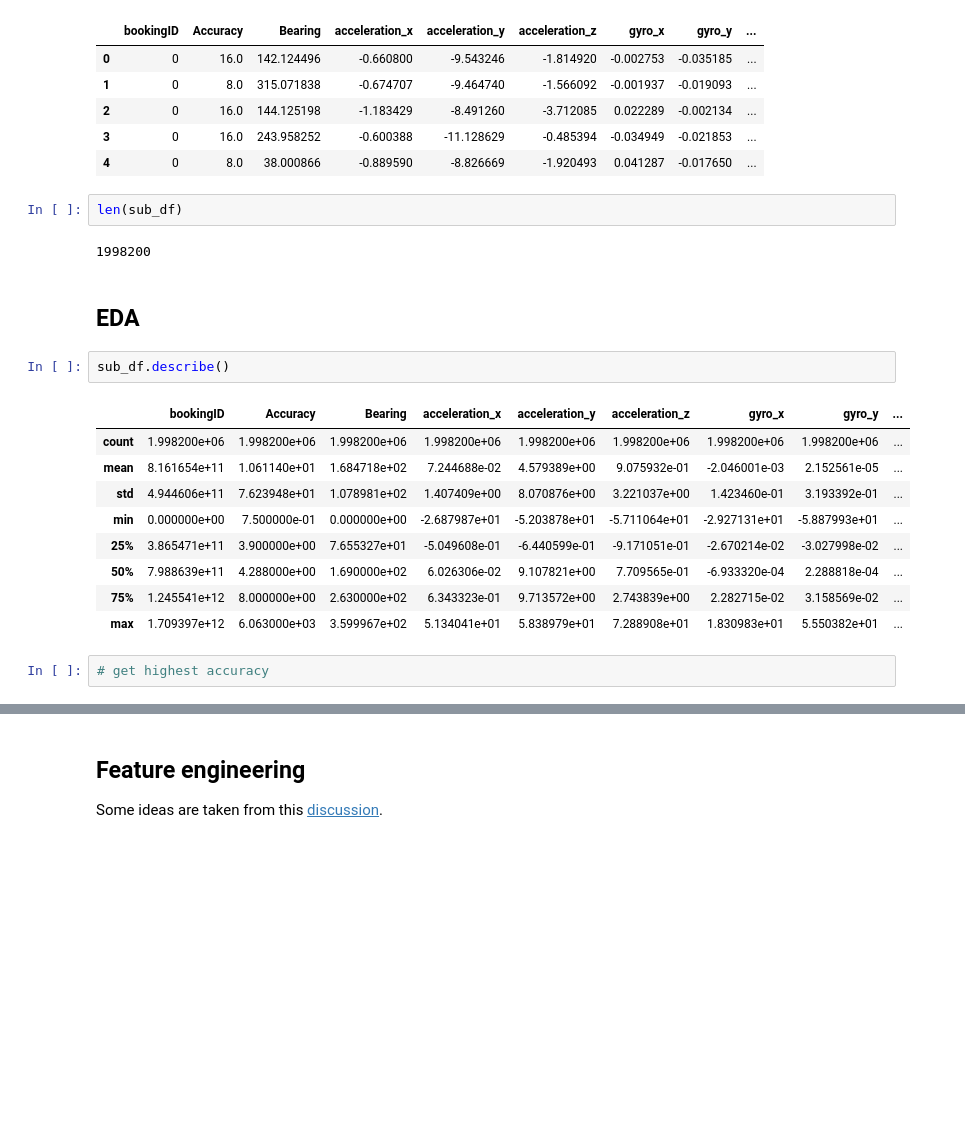
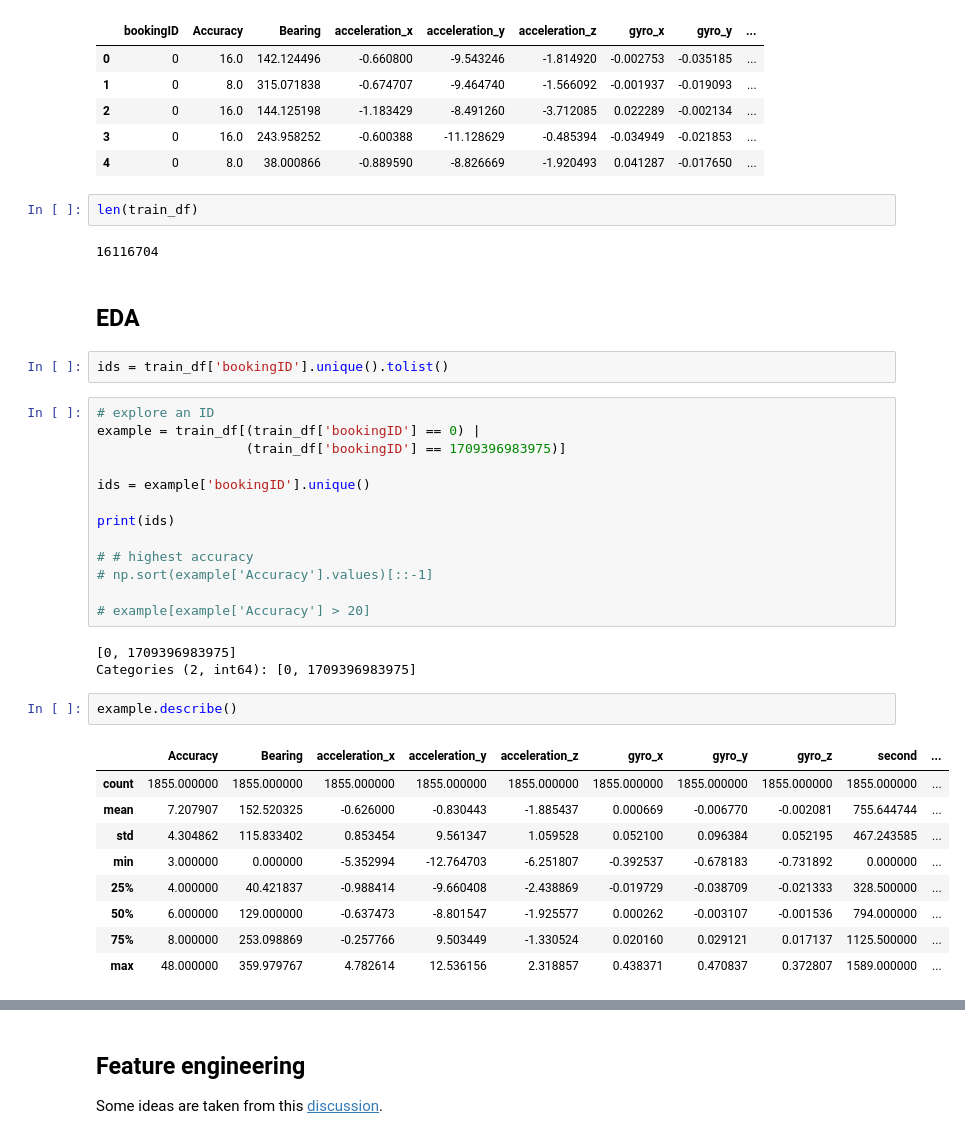
Before and after one commit to wjensheng/grab, a Jupyter notebook: preprocess.ipynb, the cells around one changed output, grey strips where cells are left out. Drawn from its saved outputs; the diff is of its cells as text; blank space fills up the shorter version.

```diff
--- a/preprocess.ipynb
+++ b/preprocess.ipynb
@@ -72,22 +72,38 @@ train_df.head()
 | 3 | 0 | 16.0 | 243.958252 | -0.600388 | -11.128629 | -0.485394 | -0.034949 | -0.021853 | ... |
 | 4 | 0 | 8.0 | 38.000866 | -0.889590 | -8.826669 | -1.920493 | 0.041287 | -0.017650 | ... |
 # %%
-len(sub_df)
+len(train_df)
 # %% [output]
-1998200
+16116704
 # %% [markdown]
 ## EDA
+# %%
+ids = train_df['bookingID'].unique().tolist()
+# %%
+# explore an ID
+example = train_df[(train_df['bookingID'] == 0) |
+                   (train_df['bookingID'] == 1709396983975)]
+
+ids = example['bookingID'].unique()
+
+print(ids)
+
+# # highest accuracy
+# np.sort(example['Accuracy'].values)[::-1]
+
+# example[example['Accuracy'] > 20]
+# %% [output]
+[0, 1709396983975]
+Categories (2, int64): [0, 1709396983975]
 # %%
-sub_df.describe()
+example.describe()
 # %% [output]
-|  | bookingID | Accuracy | Bearing | acceleration_x | acceleration_y | acceleration_z | gyro_x | gyro_y | ... |
-| count | 1.998200e+06 | 1.998200e+06 | 1.998200e+06 | 1.998200e+06 | 1.998200e+06 | 1.998200e+06 | 1.998200e+06 | 1.998200e+06 | ... |
-| mean | 8.161654e+11 | 1.061140e+01 | 1.684718e+02 | 7.244688e-02 | 4.579389e+00 | 9.075932e-01 | -2.046001e-03 | 2.152561e-05 | ... |
-| std | 4.944606e+11 | 7.623948e+01 | 1.078981e+02 | 1.407409e+00 | 8.070876e+00 | 3.221037e+00 | 1.423460e-01 | 3.193392e-01 | ... |
-| min | 0.000000e+00 | 7.500000e-01 | 0.000000e+00 | -2.687987e+01 | -5.203878e+01 | -5.711064e+01 | -2.927131e+01 | -5.887993e+01 | ... |
-| 25% | 3.865471e+11 | 3.900000e+00 | 7.655327e+01 | -5.049608e-01 | -6.440599e-01 | -9.171051e-01 | -2.670214e-02 | -3.027998e-02 | ... |
-| 50% | 7.988639e+11 | 4.288000e+00 | 1.690000e+02 | 6.026306e-02 | 9.107821e+00 | 7.709565e-01 | -6.933320e-04 | 2.288818e-04 | ... |
-| 75% | 1.245541e+12 | 8.000000e+00 | 2.630000e+02 | 6.343323e-01 | 9.713572e+00 | 2.743839e+00 | 2.282715e-02 | 3.158569e-02 | ... |
-| max | 1.709397e+12 | 6.063000e+03 | 3.599967e+02 | 5.134041e+01 | 5.838979e+01 | 7.288908e+01 | 1.830983e+01 | 5.550382e+01 | ... |
+|  | Accuracy | Bearing | acceleration_x | acceleration_y | acceleration_z | gyro_x | gyro_y | gyro_z | second | ... |
+| count | 1855.000000 | 1855.000000 | 1855.000000 | 1855.000000 | 1855.000000 | 1855.000000 | 1855.000000 | 1855.000000 | 1855.000000 | ... |
+| mean | 7.207907 | 152.520325 | -0.626000 | -0.830443 | -1.885437 | 0.000669 | -0.006770 | -0.002081 | 755.644744 | ... |
+| std | 4.304862 | 115.833402 | 0.853454 | 9.561347 | 1.059528 | 0.052100 | 0.096384 | 0.052195 | 467.243585 | ... |
+| min | 3.000000 | 0.000000 | -5.352994 | -12.764703 | -6.251807 | -0.392537 | -0.678183 | -0.731892 | 0.000000 | ... |
+| 25% | 4.000000 | 40.421837 | -0.988414 | -9.660408 | -2.438869 | -0.019729 | -0.038709 | -0.021333 | 328.500000 | ... |
+| 50% | 6.000000 | 129.000000 | -0.637473 | -8.801547 | -1.925577 | 0.000262 | -0.003107 | -0.001536 | 794.000000 | ... |
+| 75% | 8.000000 | 253.098869 | -0.257766 | 9.503449 | -1.330524 | 0.020160 | 0.029121 | 0.017137 | 1125.500000 | ... |
+| max | 48.000000 | 359.979767 | 4.782614 | 12.536156 | 2.318857 | 0.438371 | 0.470837 | 0.372807 | 1589.000000 | ... |
-# %%
-# get highest accuracy
```
Also changed, not shown: parts of 27 cells of this notebook, 2 other files.
